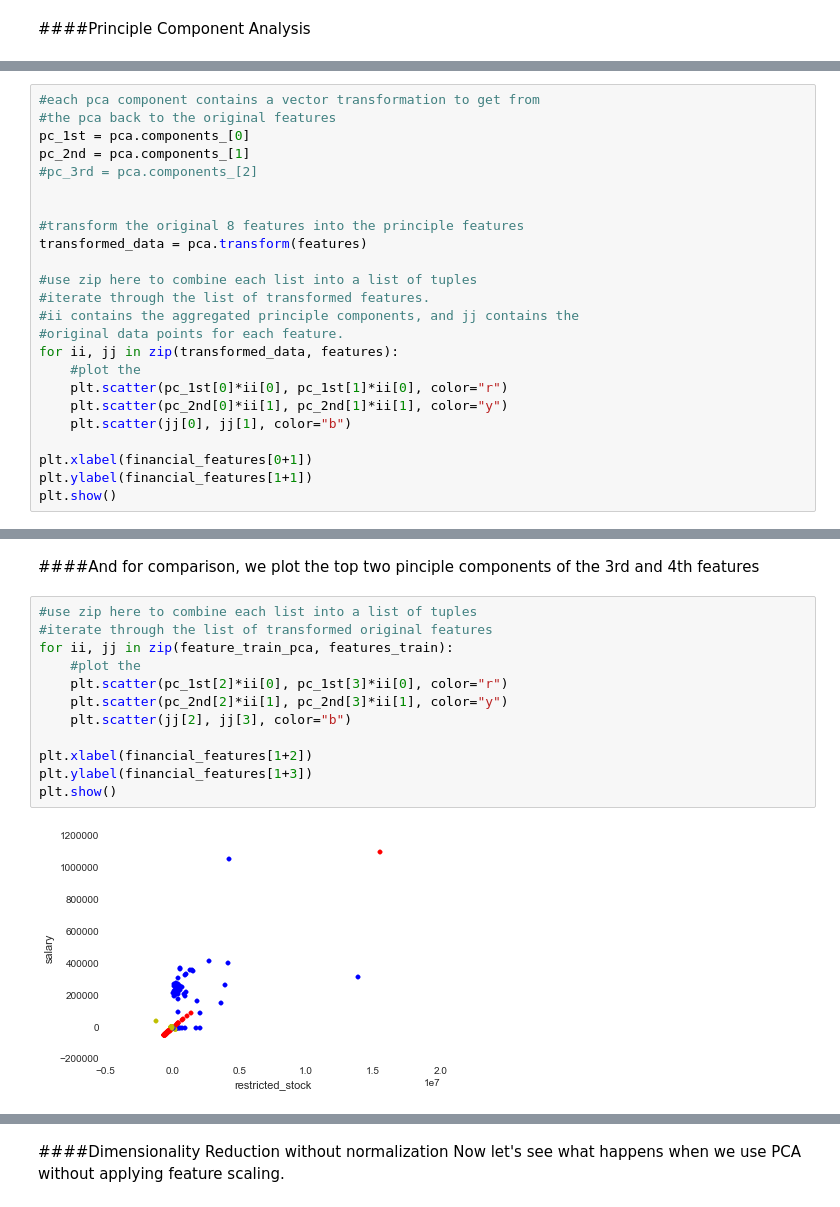
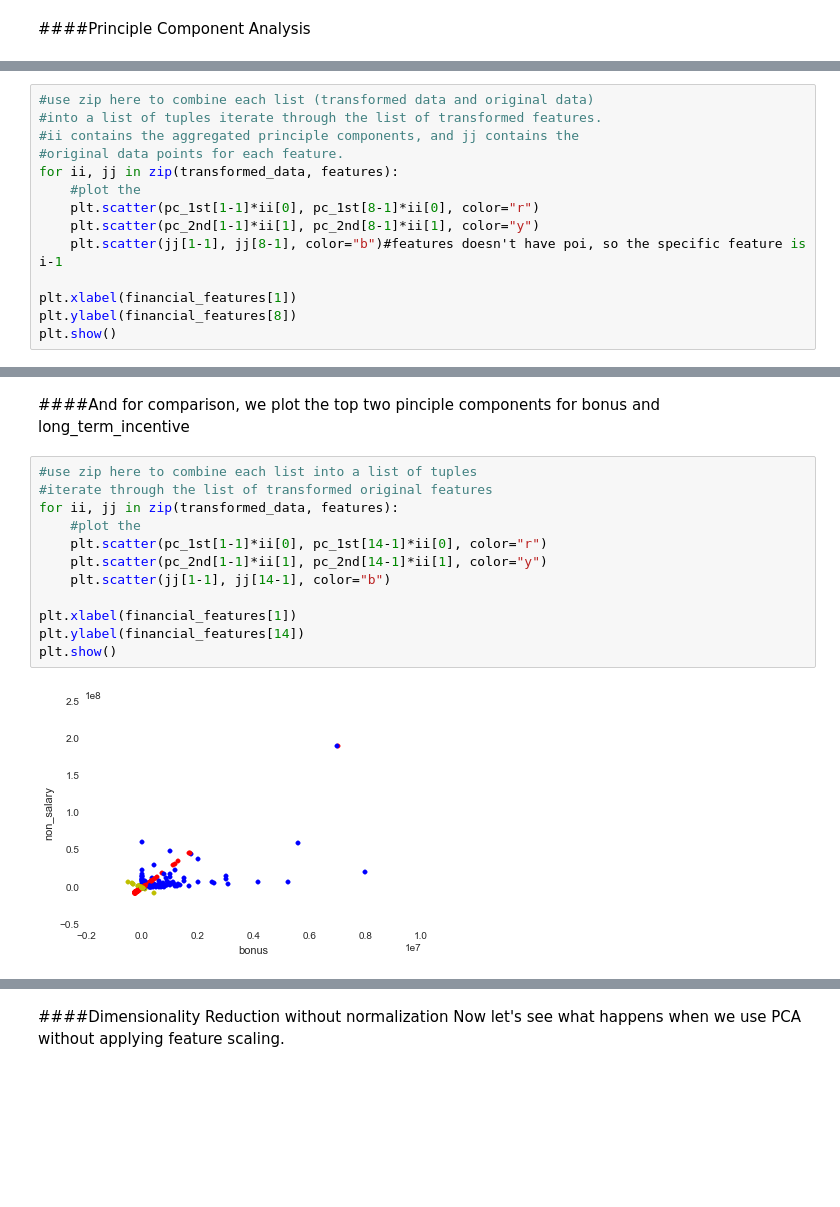
Before and after one commit to BlaneG/Udacity_Intro_machine_learning, a Jupyter notebook: poi_id_v3.ipynb, the cells around one changed output, grey strips where cells are left out. Drawn from its saved outputs; the diff is of its cells as text; blank space fills up the shorter version.

```diff
--- a/poi_id_v3.ipynb
+++ b/poi_id_v3.ipynb
@@ -430,25 +495,15 @@ print financial_features
 # %%
-#each pca component contains a vector transformation to get from
-#the pca back to the original features
-pc_1st = pca.components_[0]
-pc_2nd = pca.components_[1]
-#pc_3rd = pca.components_[2]
-
-
-#transform the original 8 features into the principle features
-transformed_data = pca.transform(features)
-
-#use zip here to combine each list into a list of tuples
-#iterate through the list of transformed features.
+#use zip here to combine each list (transformed data and original data)
+#into a list of tuples iterate through the list of transformed features.
 #ii contains the aggregated principle components, and jj contains the
 #original data points for each feature.
 for ii, jj in zip(transformed_data, features):
     #plot the
-    plt.scatter(pc_1st[0]*ii[0], pc_1st[1]*ii[0], color="r")
-    plt.scatter(pc_2nd[0]*ii[1], pc_2nd[1]*ii[1], color="y")
-    plt.scatter(jj[0], jj[1], color="b")
+    plt.scatter(pc_1st[1-1]*ii[0], pc_1st[8-1]*ii[0], color="r")
+    plt.scatter(pc_2nd[1-1]*ii[1], pc_2nd[8-1]*ii[1], color="y")
+    plt.scatter(jj[1-1], jj[8-1], color="b")#features doesn't have poi, so the specific feature is i-1
 
-plt.xlabel(financial_features[0+1])
-plt.ylabel(financial_features[1+1])
+plt.xlabel(financial_features[1])
+plt.ylabel(financial_features[8])
 plt.show()
 # %% [output]
@@ -456,16 +511,16 @@ plt.show()
 # %% [markdown]
-####And for comparison, we plot the top two pinciple components of the 3rd and 4th features
+####And for comparison, we plot the top two pinciple components for bonus and long_term_incentive
 # %%
 #use zip here to combine each list into a list of tuples
 #iterate through the list of transformed original features
-for ii, jj in zip(feature_train_pca, features_train):
+for ii, jj in zip(transformed_data, features):
     #plot the
-    plt.scatter(pc_1st[2]*ii[0], pc_1st[3]*ii[0], color="r")
-    plt.scatter(pc_2nd[2]*ii[1], pc_2nd[3]*ii[1], color="y")
-    plt.scatter(jj[2], jj[3], color="b")
+    plt.scatter(pc_1st[1-1]*ii[0], pc_1st[14-1]*ii[0], color="r")
+    plt.scatter(pc_2nd[1-1]*ii[1], pc_2nd[14-1]*ii[1], color="y")
+    plt.scatter(jj[1-1], jj[14-1], color="b")
 
-plt.xlabel(financial_features[1+2])
-plt.ylabel(financial_features[1+3])
+plt.xlabel(financial_features[1])
+plt.ylabel(financial_features[14])
 plt.show()
 # %% [output]
-[figure, old version]
+[figure, new version]
```
Also changed, not shown: parts of 133 cells of this notebook.
